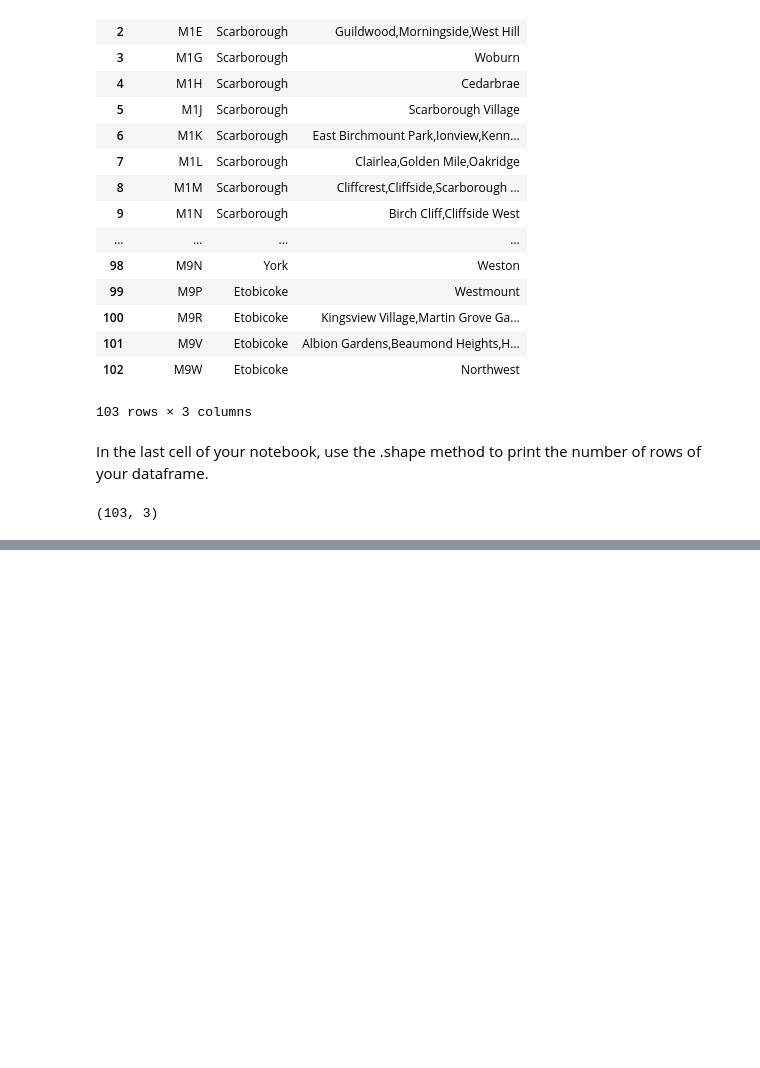
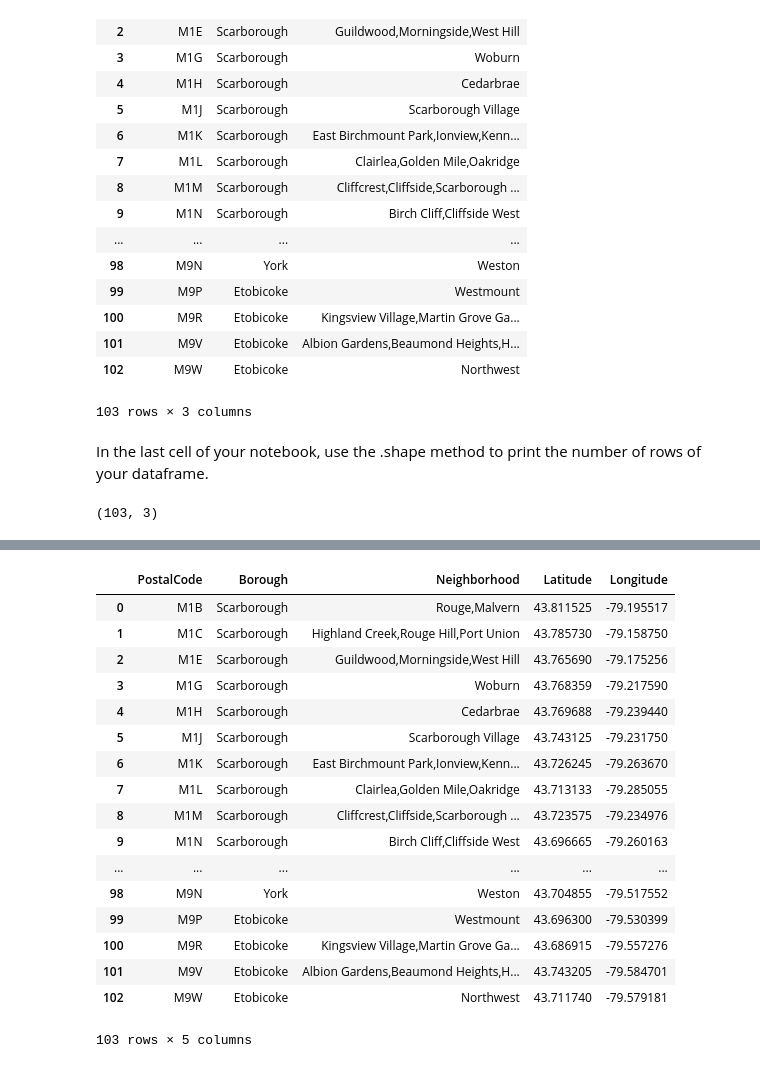
Before and after one commit to dhunter/Coursera_Capstone, a Jupyter notebook: cluster_neighborhoods_toronto.ipynb, the cells around one changed output, grey strips where cells are left out. Drawn from its saved outputs; the diff is of its cells as text; code cells hidden in the pictures; blank space fills up the shorter version.

Commit message:
Added Latitude and Longitude for all neighborhoods

```diff
--- a/cluster_neighborhoods_toronto.ipynb
+++ b/cluster_neighborhoods_toronto.ipynb
@@ -134,0 +138,10 @@ df_ab_grouped.shape
+# %%
+# Get latitudes and longitudes for all neighborhoods from Arcgis
+toronto_neighborhood_lat_lng = {}
+
+rows = df_ab_grouped['PostalCode']
+for row in rows:
+    lat_lng = geocoder.arcgis('{}, Toronto, Ontario'.format(row)).latlng
+
+    # key = PostalCode, lat = [PostalCode][0], long = [PostalCode][1]
+    toronto_neighborhood_lat_lng[row] = lat_lng
@@ -134,0 +169,29 @@ df_ab_grouped.shape
+# %%
+# Append latitudes & longitudes to dataframe
+df_ab_grouped_latlng = df_ab_grouped.copy()
+
+df_ab_grouped_latlng['Latitude'] = \
+    df_ab_grouped_latlng['PostalCode'].map(pd.DataFrame.from_dict(toronto_neighborhood_lat_lng).transpose()[0])
+df_ab_grouped_latlng['Longitude'] = \
+    df_ab_grouped_latlng['PostalCode'].map(pd.DataFrame.from_dict(toronto_neighborhood_lat_lng).transpose()[1])
+
+df_ab_grouped_latlng
+# %% [output]
+|  | PostalCode | Borough | Neighborhood | Latitude | Longitude |
+| 0 | M1B | Scarborough | Rouge,Malvern | 43.811525 | -79.195517 |
+| 1 | M1C | Scarborough | Highland Creek,Rouge Hill,Port Union | 43.785730 | -79.158750 |
+| 2 | M1E | Scarborough | Guildwood,Morningside,West Hill | 43.765690 | -79.175256 |
+| 3 | M1G | Scarborough | Woburn | 43.768359 | -79.217590 |
+| 4 | M1H | Scarborough | Cedarbrae | 43.769688 | -79.239440 |
+| 5 | M1J | Scarborough | Scarborough Village | 43.743125 | -79.231750 |
+| 6 | M1K | Scarborough | East Birchmount Park,Ionview,Kenn... | 43.726245 | -79.263670 |
+| 7 | M1L | Scarborough | Clairlea,Golden Mile,Oakridge | 43.713133 | -79.285055 |
+| 8 | M1M | Scarborough | Cliffcrest,Cliffside,Scarborough ... | 43.723575 | -79.234976 |
+| 9 | M1N | Scarborough | Birch Cliff,Cliffside West | 43.696665 | -79.260163 |
+| ... | ... | ... | ... | ... | ... |
+| 98 | M9N | York | Weston | 43.704855 | -79.517552 |
+| 99 | M9P | Etobicoke | Westmount | 43.696300 | -79.530399 |
+| 100 | M9R | Etobicoke | Kingsview Village,Martin Grove Ga... | 43.686915 | -79.557276 |
+| 101 | M9V | Etobicoke | Albion Gardens,Beaumond Heights,H... | 43.743205 | -79.584701 |
+| 102 | M9W | Etobicoke | Northwest | 43.711740 | -79.579181 |
+103 rows × 5 columns
```
Also changed, not shown: parts of 3 cells of this notebook.
